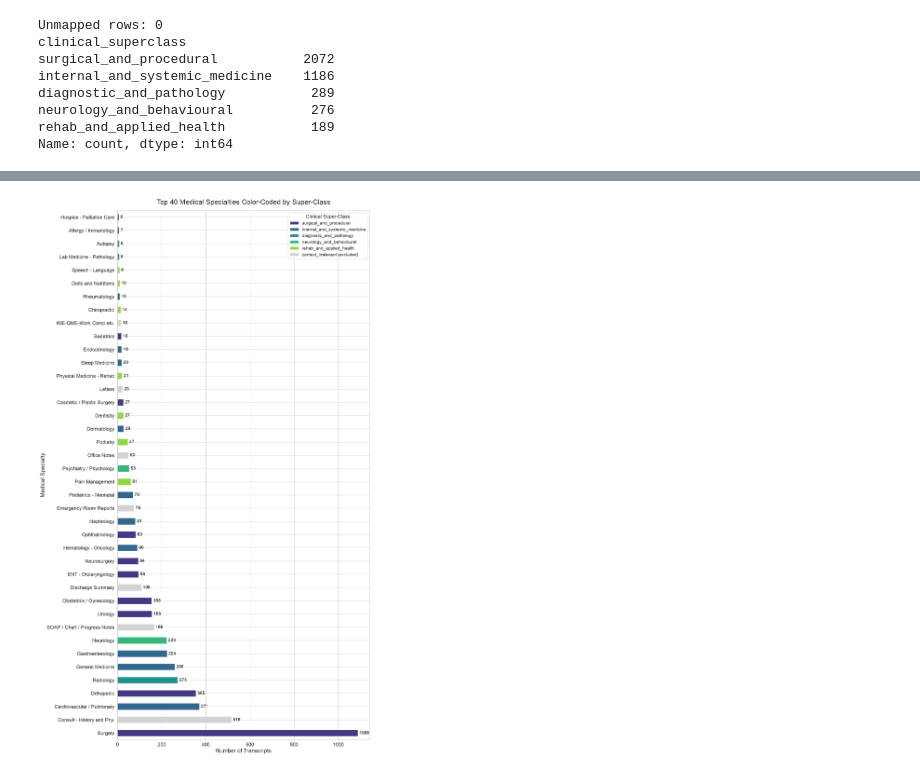
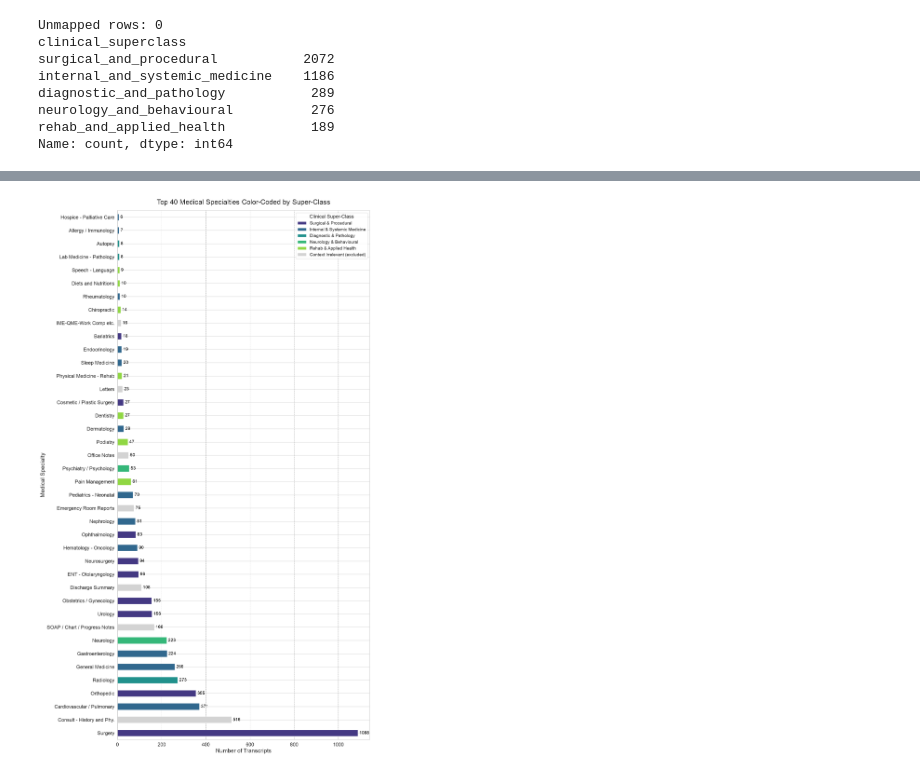
Before and after one commit to Simon-Kimanzi/Eneza-Data-Science-Residential-training-2026, a Jupyter notebook: project_5/src/data_cleaning.ipynb, the cells around one changed output, grey strips where cells are left out. Drawn from its saved outputs; the diff is of its cells as text; code cells hidden in the pictures.

```diff
--- a/project_5/src/data_cleaning.ipynb
+++ b/project_5/src/data_cleaning.ipynb
@@ -412,25 +443,32 @@ plt.show()
 # %%
 from matplotlib.patches import Patch
+
+# ==========================================
+# 0. DISPLAY LABEL MAPPING (same as before)
+# ==========================================
+label_map = {
+    'surgical_and_procedural': 'Surgical & Procedural',
+    'internal_and_systemic_medicine': 'Internal & Systemic Medicine',
+    'neurology_and_behavioural': 'Neurology & Behavioural',
+    'diagnostic_and_pathology': 'Diagnostic & Pathology',
+    'rehab_and_applied_health': 'Rehab & Applied Health'
+}
 
 # ==========================================
 # 1. COLOR MAP GENERATION
 # ==========================================
 
-# 1. Get the top 40 original specialties
 top_40 = mtsamples['medical_specialty_clean'].value_counts()[:40]
 
-# 2. Get the super-classes ordered by frequency (matches the Seaborn plot order)
 ordered_superclasses = (
     super_clinical_mtsamples['clinical_superclass']
     .value_counts()
     .index.tolist()
 )
 
-# 3. Extract the exact viridis palette used in your Seaborn countplot
 viridis_palette = sns.color_palette('viridis', len(ordered_superclasses))
 superclass_color_map = dict(zip(ordered_superclasses, viridis_palette))
 
-# 4. Construct a color list for the 40 specialties
 bar_colors = []
 for specialty in top_40.index:
     specialty_clean = specialty.strip()
@@ -449,41 +487,47 @@ for specialty in top_40.index:
 
 fig, ax = plt.subplots(figsize=(15, 25))
 
-# Plot the horizontal bars with the dynamic colors
 top_40.plot(kind='barh', color=bar_colors, ax=ax, fontsize=16)
 
-# Add gridlines behind the bars
 ax.grid(axis='x', linestyle='--', alpha=0.7, color='gray')
 ax.set_axisbelow(True)
 
-# Add count annotations next to each bar
 for container in ax.containers:
     ax.bar_label(container, padding=5, fontsize=14, color='black')
 
-# Create a custom legend matching the super-classes + excluded label
+# ---- LEGEND WITH DISPLAY LABELS ----
 legend_handles = [
-    Patch(facecolor=color, label=sc_name)
+    Patch(
+        facecolor=color,
+        label=label_map.get(sc_name, sc_name)   # <-- maps to pretty name
+    )
     for sc_name, color in superclass_color_map.items()
 ]
-legend_handles.append(Patch(facecolor='lightgray', label='context_irrelevant (excluded)'))
+legend_handles.append(
+    Patch(facecolor='lightgray', label='Context Irrelevant (excluded)')
+)
 
 ax.legend(
     handles=legend_handles,
     title="Clinical Super-Class",
     fontsize=14,
     title_fontsize=16,
     loc='upper right',
     frameon=True
 )
 
-# Formatting titles and axis labels
 plt.title("Top 40 Medical Specialties Color-Coded by Super-Class", fontsize=22, pad=20)
 plt.xlabel("Number of Transcripts", fontsize=18)
 plt.ylabel("Medical Specialty", fontsize=18)
 
 plt.tight_layout()
+plt.savefig(
+    "../plots/full_classes_by_superclasses.png",
+    dpi=600,
+    bbox_inches="tight"
+)
 plt.show()
 # %% [output]
-[figure, old version]
+[figure, new version]
 # %%
 super_clinical_mtsamples.to_csv("../data/super_clinical_mtsamples.csv", index=False)
```
Also changed, not shown: parts of 3 cells of this notebook, 4 other files.
